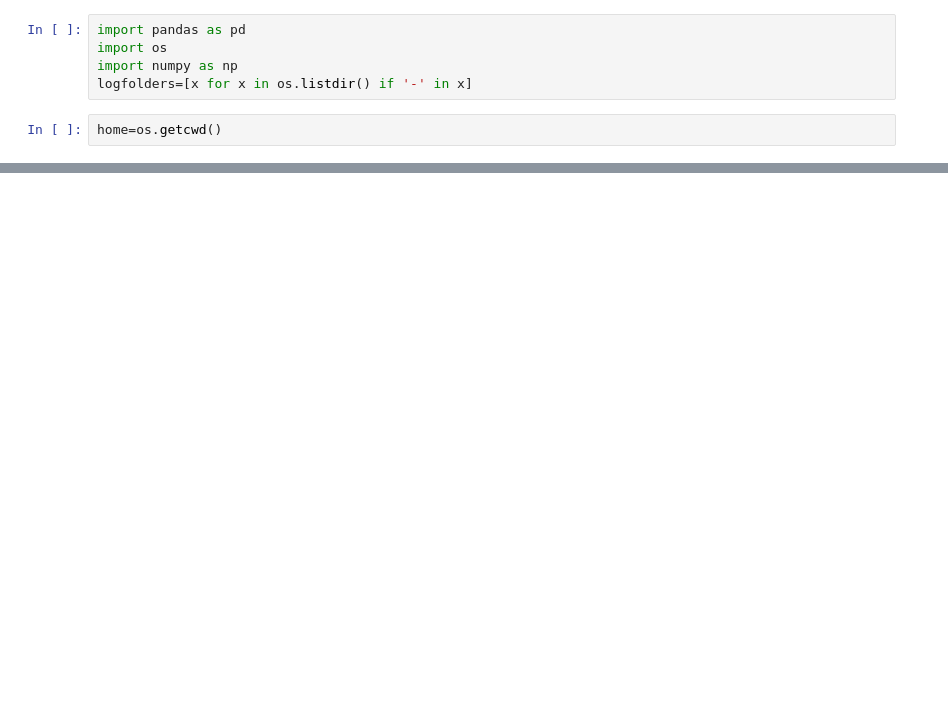
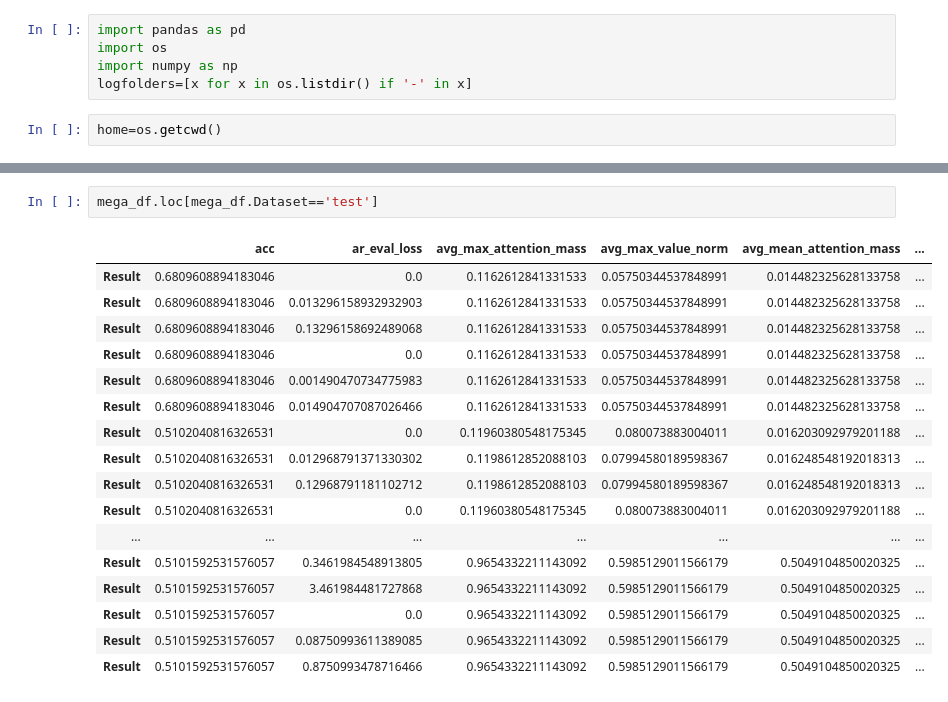
Before and after one commit to hc1111/deceptive-attention-master_fact_ai, a Jupyter notebook: deceptive-attention-master/src/classification_tasks/output/LogAnalyzer.ipynb, the cells around one changed output, grey strips where cells are left out. Cells and saved outputs as stored; diff of their text form; blank space fills up the shorter version.

```diff
--- a/deceptive-attention-master/src/classification_tasks/output/LogAnalyzer.ipynb
+++ b/deceptive-attention-master/src/classification_tasks/output/LogAnalyzer.ipynb
@@ -57,0 +73,20 @@ os.listdir(logfolders[0])
+# %%
+mega_df.loc[mega_df.Dataset=='test']
+# %% [output]
+|  | acc | ar_eval_loss | avg_max_attention_mass | avg_max_value_norm | avg_mean_attention_mass | ... |
+| Result | 0.6809608894183046 | 0.0 | 0.1162612841331533 | 0.05750344537848991 | 0.014482325628133758 | ... |
+| Result | 0.6809608894183046 | 0.013296158932932903 | 0.1162612841331533 | 0.05750344537848991 | 0.014482325628133758 | ... |
+| Result | 0.6809608894183046 | 0.13296158692489068 | 0.1162612841331533 | 0.05750344537848991 | 0.014482325628133758 | ... |
+| Result | 0.6809608894183046 | 0.0 | 0.1162612841331533 | 0.05750344537848991 | 0.014482325628133758 | ... |
+| Result | 0.6809608894183046 | 0.001490470734775983 | 0.1162612841331533 | 0.05750344537848991 | 0.014482325628133758 | ... |
+| Result | 0.6809608894183046 | 0.014904707087026466 | 0.1162612841331533 | 0.05750344537848991 | 0.014482325628133758 | ... |
+| Result | 0.5102040816326531 | 0.0 | 0.11960380548175345 | 0.080073883004011 | 0.016203092979201188 | ... |
+| Result | 0.5102040816326531 | 0.012968791371330302 | 0.1198612852088103 | 0.07994580189598367 | 0.016248548192018313 | ... |
+| Result | 0.5102040816326531 | 0.12968791181102712 | 0.1198612852088103 | 0.07994580189598367 | 0.016248548192018313 | ... |
+| Result | 0.5102040816326531 | 0.0 | 0.11960380548175345 | 0.080073883004011 | 0.016203092979201188 | ... |
+| ... | ... | ... | ... | ... | ... | ... |
+| Result | 0.5101592531576057 | 0.3461984548913805 | 0.9654332211143092 | 0.5985129011566179 | 0.5049104850020325 | ... |
+| Result | 0.5101592531576057 | 3.461984481727868 | 0.9654332211143092 | 0.5985129011566179 | 0.5049104850020325 | ... |
+| Result | 0.5101592531576057 | 0.0 | 0.9654332211143092 | 0.5985129011566179 | 0.5049104850020325 | ... |
+| Result | 0.5101592531576057 | 0.08750993611389085 | 0.9654332211143092 | 0.5985129011566179 | 0.5049104850020325 | ... |
+| Result | 0.5101592531576057 | 0.8750993478716466 | 0.9654332211143092 | 0.5985129011566179 | 0.5049104850020325 | ... |
```
Also changed, not shown: parts of 6 cells of this notebook, 13 other files.
